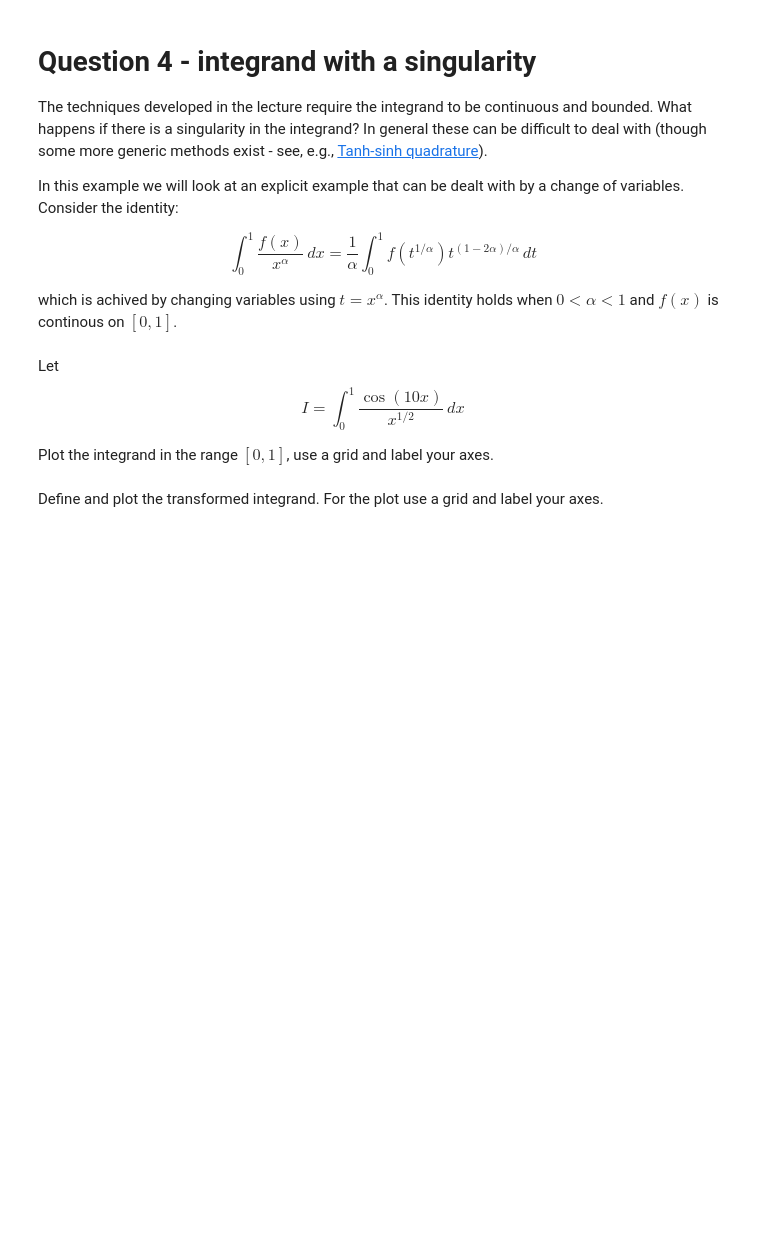
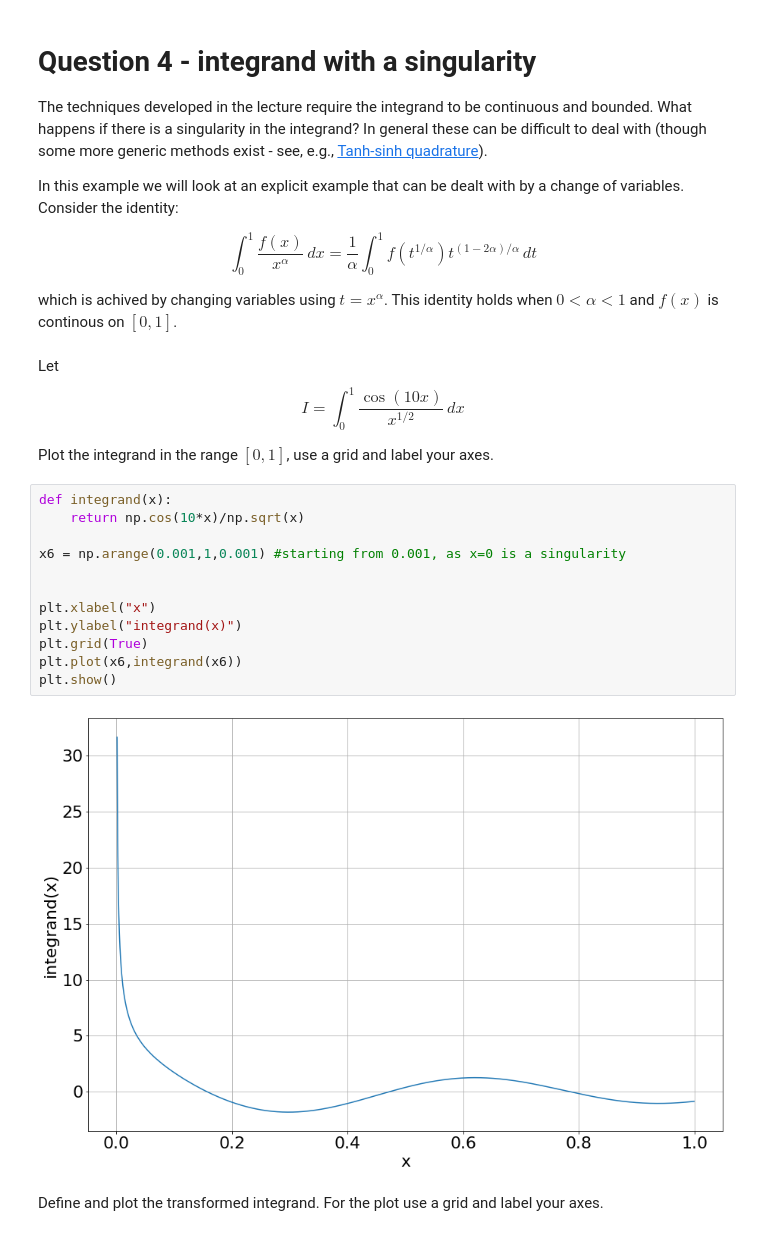
Before and after one commit to Padraig-Ryan/ACM20030-Assignments, a Jupyter notebook: Assignment-4.ipynb, the cells around one changed output. Saved outputs shown, nothing was run; the diff lists cells and outputs as text; blank space fills up the shorter version.

```diff
--- a/Assignment-4.ipynb
+++ b/Assignment-4.ipynb
@@ -198,5 +199,19 @@ Let
 $$I = \int^1_0 \frac{\cos(10x)}{x^{1/2}}\,dx $$
 
 Plot the integrand in the range $[0,1]$, use a grid and label your axes.
+# %%
+def integrand(x):
+    return np.cos(10*x)/np.sqrt(x)
+
+x6 = np.arange(0.001,1,0.001) #starting from 0.001, as x=0 is a singularity
+
+
+plt.xlabel("x")
+plt.ylabel("integrand(x)")
+plt.grid(True)
+plt.plot(x6,integrand(x6))
+plt.show()
+# %% [output]
+[figure, added]
 # %% [markdown]
 Define and plot the transformed integrand. For the plot use a grid and label your axes.
```
Also changed, not shown: parts of 8 cells of this notebook.
